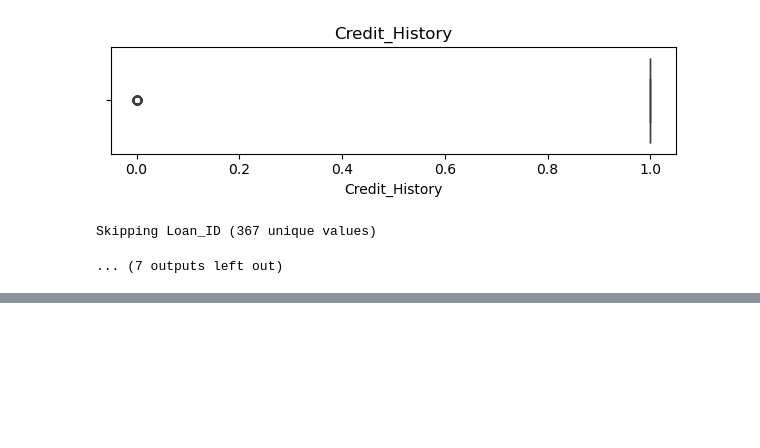
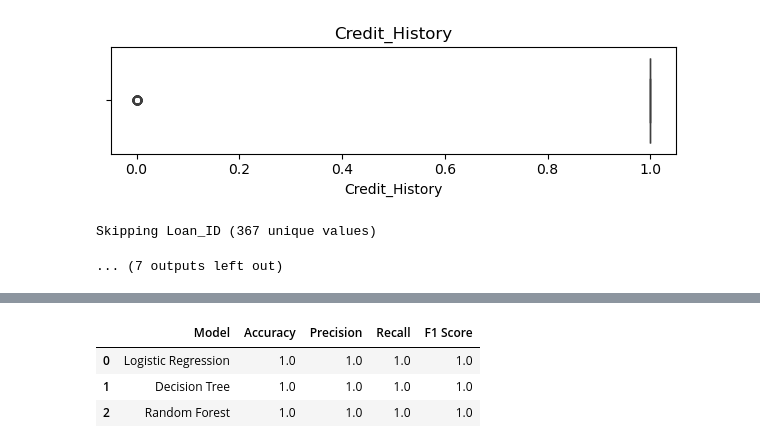
Before and after one commit to blackscythe123/Machine-Learning-course, a Jupyter notebook: assign1/workspace.ipynb, the cells around one changed output, grey strips where cells are left out. Cells and saved outputs as stored; diff of their text form; code cells hidden in the pictures; blank space fills up the shorter version.

```diff
--- a/assign1/workspace.ipynb
+++ b/assign1/workspace.ipynb
@@ -240,0 +281,13 @@ def perform_eda(
+# %%
+from sklearn.base import clone
+
+def train_classification_models(models, X_train, y_train):
+
+    trained_models = {}
+
+    for name, model in models.items():
+        model = clone(model)
+        model.fit(X_train, y_train)
+        trained_models[name] = model
+
+    return trained_models
@@ -240,0 +379,18 @@ def perform_eda(
+# %%
+target = "species"
+
+X = df.drop(columns=[target])
+y = df[target]
+
+X_train, X_test, y_train, y_test = train_test_split(
+    X,
+    y,
+    test_size=0.2,
+    random_state=42,
+)
+# %%
+classification_models = {
+    "Logistic Regression": LogisticRegression(max_iter=1000),
+    "Decision Tree": DecisionTreeClassifier(random_state=42),
+    "Random Forest": RandomForestClassifier(random_state=42),
+}
@@ -240,0 +403,6 @@ def perform_eda(
+# %%
+clf_models = train_classification_models(
+    classification_models,
+    X_train,
+    y_train,
+)
@@ -240,0 +415,13 @@ def perform_eda(
+# %%
+results = classification_metrics(
+    clf_models,
+    X_test,
+    y_test,
+)
+
+results
+# %% [output]
+|  | Model | Accuracy | Precision | Recall | F1 Score |
+| 0 | Logistic Regression | 1.0 | 1.0 | 1.0 | 1.0 |
+| 1 | Decision Tree | 1.0 | 1.0 | 1.0 | 1.0 |
+| 2 | Random Forest | 1.0 | 1.0 | 1.0 | 1.0 |
```
Also changed, not shown: parts of 9 cells of this notebook.
